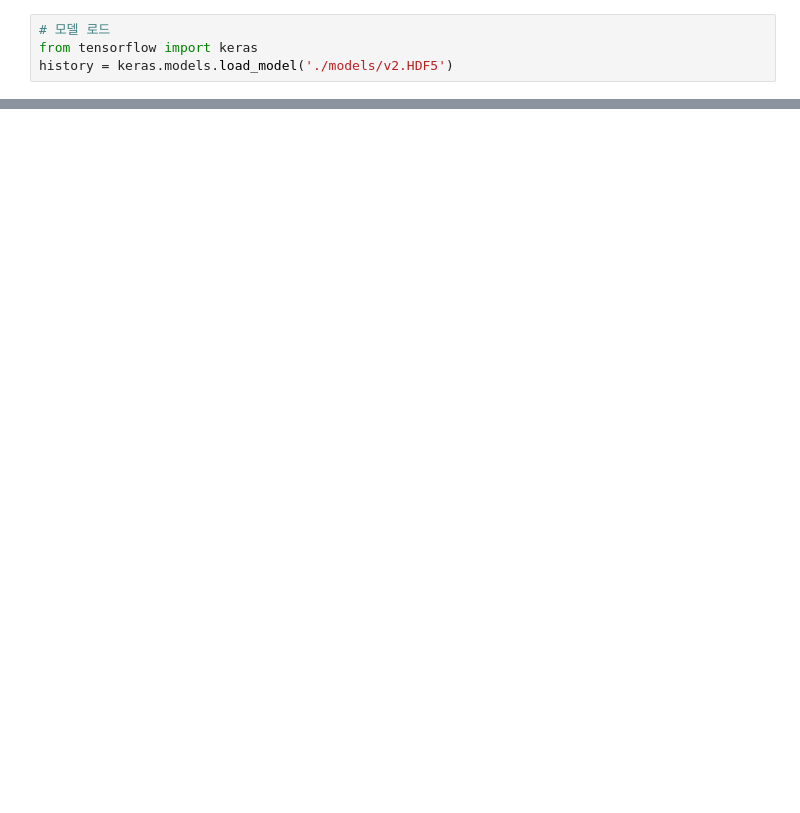
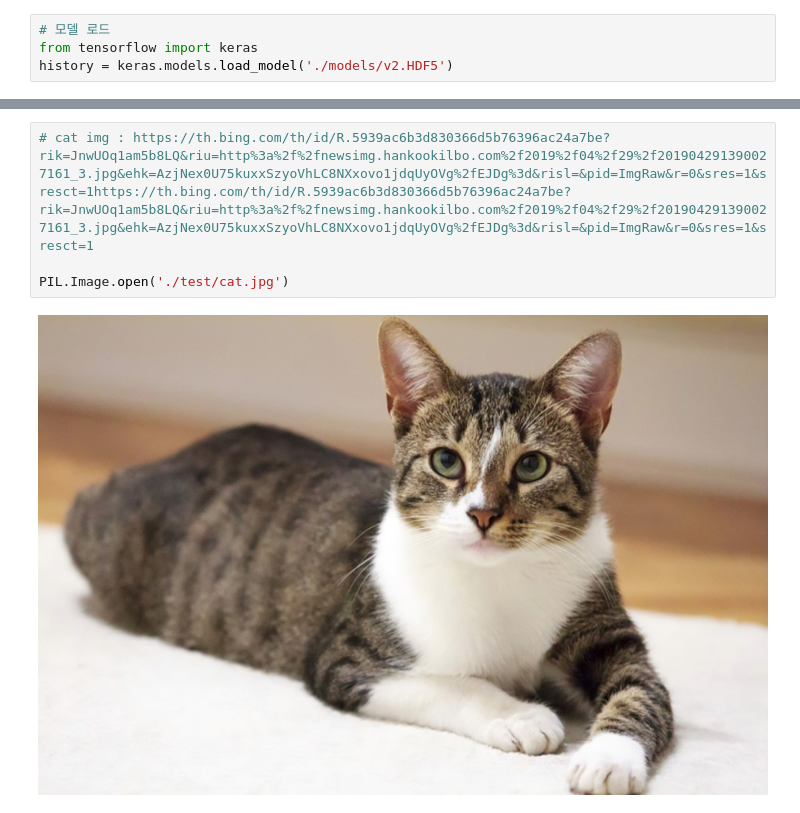
Before and after one commit to layla-focalors/Image_Classfication, a Jupyter notebook: catanddog.ipynb, the cells around one changed output, grey strips where cells are left out. Drawn from its saved outputs; the diff is of its cells as text; blank space fills up the shorter version.

```diff
--- a/catanddog.ipynb
+++ b/catanddog.ipynb
@@ -184,0 +215,6 @@ history = keras.models.load_model('./models/v2.HDF5')
+# %%
+# cat img : https://th.bing.com/th/id/R.5939ac6b3d830366d5b76396ac24a7be?rik=JnwUOq1am5b8LQ&riu=http%3a%2f%2fnewsimg.hankookilbo.com%2f2019%2f04%2f29%2f201904291390027161_3.jpg&ehk=AzjNex0U75kuxxSzyoVhLC8NXxovo1jdqUyOVg%2fEJDg%3d&risl=&pid=ImgRaw&r=0&sres=1&sresct=1https://th.bing.com/th/id/R.5939ac6b3d830366d5b76396ac24a7be?rik=JnwUOq1am5b8LQ&riu=http%3a%2f%2fnewsimg.hankookilbo.com%2f2019%2f04%2f29%2f201904291390027161_3.jpg&ehk=AzjNex0U75kuxxSzyoVhLC8NXxovo1jdqUyOVg%2fEJDg%3d&risl=&pid=ImgRaw&r=0&sres=1&sresct=1
+
+PIL.Image.open('./test/cat.jpg')
+# %% [output]
+[figure, added]
```
Also changed, not shown: parts of 7 cells of this notebook, 2 other files.
